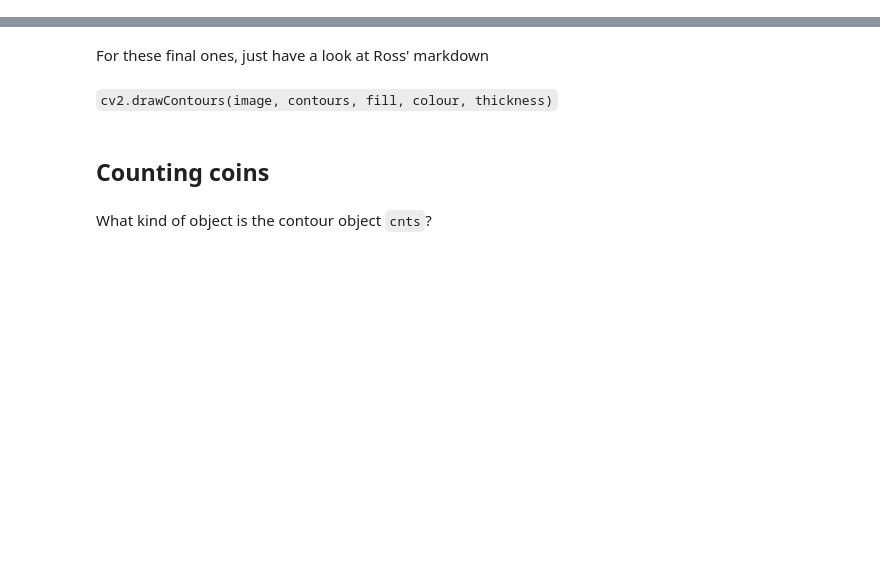
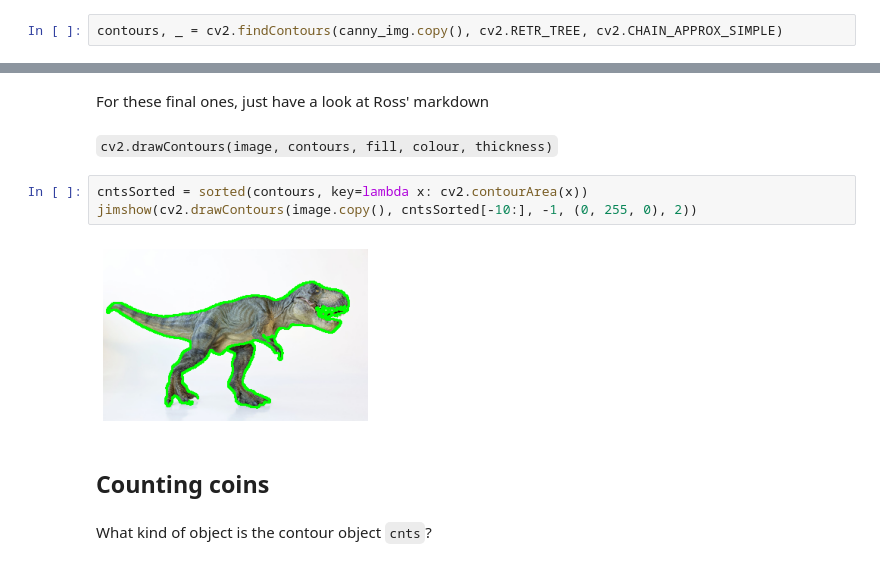
Before and after one commit to Rysias/cds-visual, a Jupyter notebook: notebooks/session5_jhr.ipynb, the cells around one changed output, grey strips where cells are left out. Saved outputs shown, nothing was run; the diff lists cells and outputs as text; blank space fills up the shorter version.

````diff
--- a/notebooks/session5_jhr.ipynb
+++ b/notebooks/session5_jhr.ipynb
@@ -124,12 +124,19 @@
 Each individual contour is a Numpy array of (x,y) coordinates of boundary points of the object.
 
 https://opencv-python-tutroals.readthedocs.io/en/latest/py_tutorials/py_imgproc/py_contours/py_contours_begin/py_contours_begin.html
+# %%
+contours, _ = cv2.findContours(canny_img.copy(), cv2.RETR_TREE, cv2.CHAIN_APPROX_SIMPLE)
 # %% [markdown]
 ## Draw contours
 # %% [markdown]
 For these final ones, just have a look at Ross' markdown
 # %% [markdown]
 ```cv2.drawContours(image, contours, fill, colour, thickness)```
+# %%
+cntsSorted = sorted(contours, key=lambda x: cv2.contourArea(x))
+jimshow(cv2.drawContours(image.copy(), cntsSorted[-10:], -1, (0, 255, 0), 2))
+# %% [output]
+[figure, added]
 # %% [markdown]
 ## Counting coins
 # %% [markdown]
````
Also changed, not shown: parts of 2 cells of this notebook.
